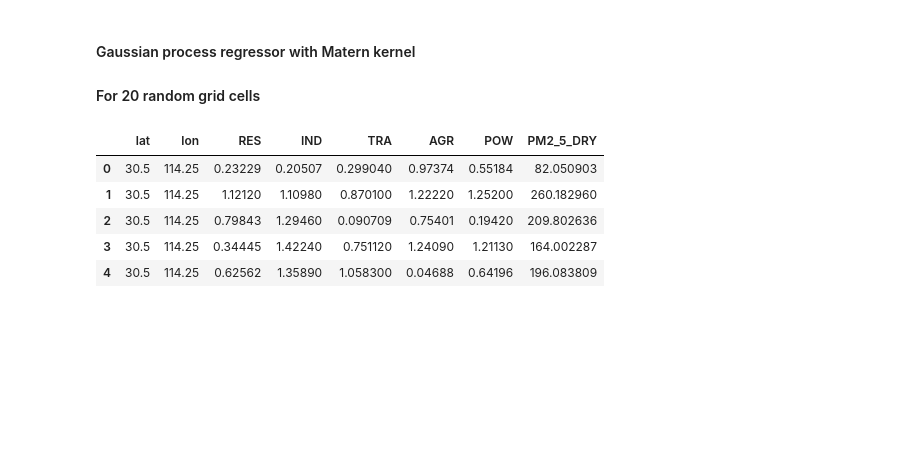
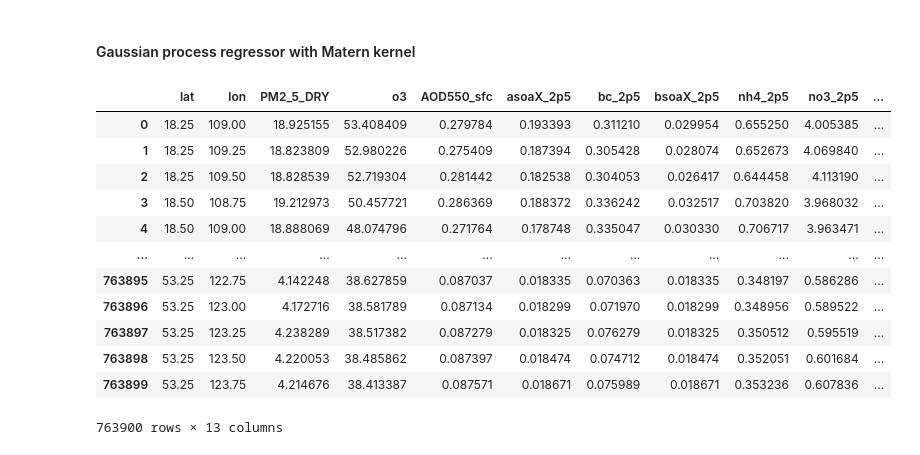
Before and after one commit to lukeconibear/emulator, a Jupyter notebook: emulator_gp-matern.ipynb, the cells around one changed output. Drawn from its saved outputs; the diff is of its cells as text; code cells hidden in the pictures; blank space fills up the shorter version.

```diff
--- a/emulator_gp-matern.ipynb
+++ b/emulator_gp-matern.ipynb
@@ -1,6 +1,5 @@
 # %% [markdown]
 #### Gaussian process regressor with Matern kernel
-#### For 20 random grid cells
 # %%
 import pickle
 import numpy as np
@@ -18,12 +36,0 @@ from sklearn.metrics import mean_squared_error, r2_score
-# %%
-with open('/nfs/see-fs-02_users/earlacoa/emulator/dfs_gridcell_sample.pickle', 'rb') as ds:
-    df_gridcells = pickle.load(ds)
-
-df_gridcells.head()
-# %% [output]
-|  | lat | lon | RES | IND | TRA | AGR | POW | PM2_5_DRY |
-| 0 | 30.5 | 114.25 | 0.23229 | 0.20507 | 0.299040 | 0.97374 | 0.55184 | 82.050903 |
-| 1 | 30.5 | 114.25 | 1.12120 | 1.10980 | 0.870100 | 1.22220 | 1.25200 | 260.182960 |
-| 2 | 30.5 | 114.25 | 0.79843 | 1.29460 | 0.090709 | 0.75401 | 0.19420 | 209.802636 |
-| 3 | 30.5 | 114.25 | 0.34445 | 1.42240 | 0.751120 | 1.24090 | 1.21130 | 164.002287 |
-| 4 | 30.5 | 114.25 | 0.62562 | 1.35890 | 1.058300 | 0.04688 | 0.64196 | 196.083809 |
@@ -29,0 +48,16 @@ df_gridcells.head()
+# %%
+df_train
+# %% [output]
+|  | lat | lon | PM2_5_DRY | o3 | AOD550_sfc | asoaX_2p5 | bc_2p5 | bsoaX_2p5 | nh4_2p5 | no3_2p5 | ... |
+| 0 | 18.25 | 109.00 | 18.925155 | 53.408409 | 0.279784 | 0.193393 | 0.311210 | 0.029954 | 0.655250 | 4.005385 | ... |
+| 1 | 18.25 | 109.25 | 18.823809 | 52.980226 | 0.275409 | 0.187394 | 0.305428 | 0.028074 | 0.652673 | 4.069840 | ... |
+| 2 | 18.25 | 109.50 | 18.828539 | 52.719304 | 0.281442 | 0.182538 | 0.304053 | 0.026417 | 0.644458 | 4.113190 | ... |
+| 3 | 18.50 | 108.75 | 19.212973 | 50.457721 | 0.286369 | 0.188372 | 0.336242 | 0.032517 | 0.703820 | 3.968032 | ... |
+| 4 | 18.50 | 109.00 | 18.888069 | 48.074796 | 0.271764 | 0.178748 | 0.335047 | 0.030330 | 0.706717 | 3.963471 | ... |
+| ... | ... | ... | ... | ... | ... | ... | ... | ... | ... | ... | ... |
+| 763895 | 53.25 | 122.75 | 4.142248 | 38.627859 | 0.087037 | 0.018335 | 0.070363 | 0.018335 | 0.348197 | 0.586286 | ... |
+| 763896 | 53.25 | 123.00 | 4.172716 | 38.581789 | 0.087134 | 0.018299 | 0.071970 | 0.018299 | 0.348956 | 0.589522 | ... |
+| 763897 | 53.25 | 123.25 | 4.238289 | 38.517382 | 0.087279 | 0.018325 | 0.076279 | 0.018325 | 0.350512 | 0.595519 | ... |
+| 763898 | 53.25 | 123.50 | 4.220053 | 38.485862 | 0.087397 | 0.018474 | 0.074712 | 0.018474 | 0.352051 | 0.601684 | ... |
+| 763899 | 53.25 | 123.75 | 4.214676 | 38.413387 | 0.087571 | 0.018671 | 0.075989 | 0.018671 | 0.353236 | 0.607836 | ... |
+763900 rows × 13 columns
```
Also changed, not shown: parts of 12 cells of this notebook, 1 other file.
